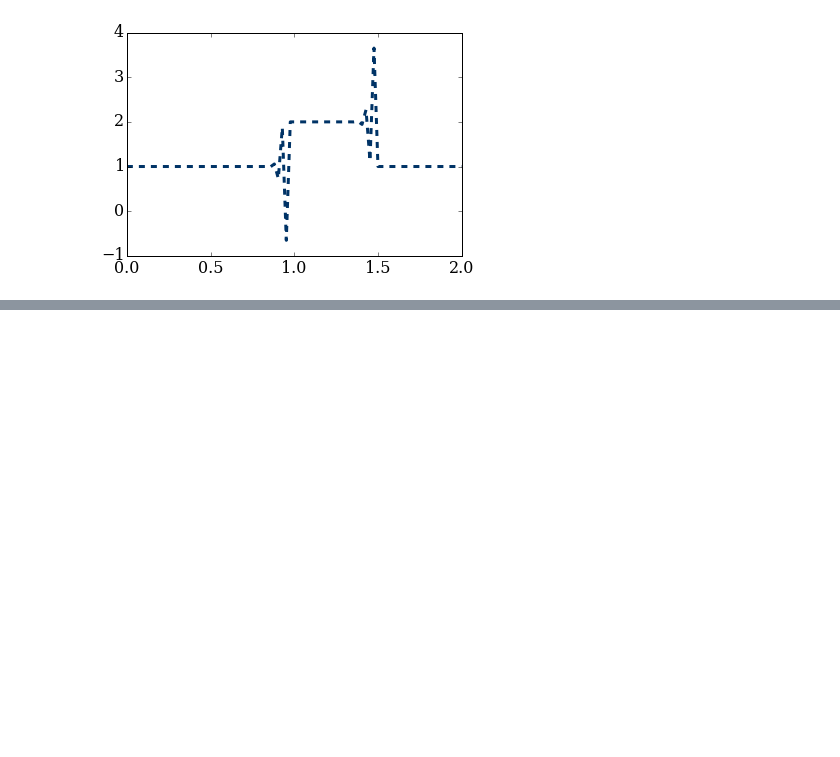
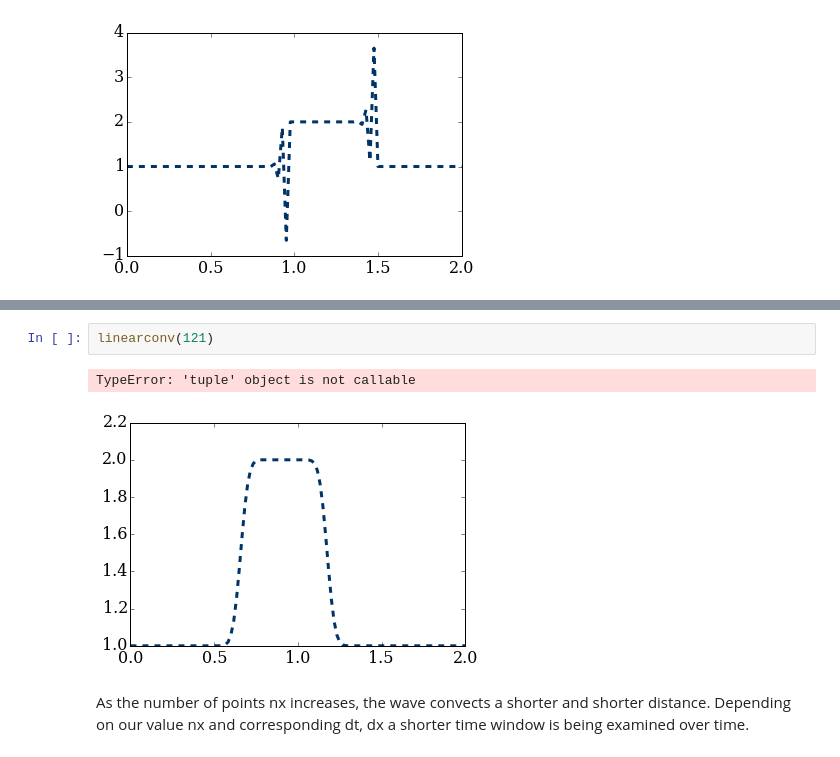
Before and after one commit to cdigangi8/working_dir, a Jupyter notebook: working/Module_2.02.ipynb, the cells around one changed output, grey strips where cells are left out. Saved outputs shown, nothing was run; the diff lists cells and outputs as text; blank space fills up the shorter version.

```diff
--- a/working/Module_2.02.ipynb
+++ b/working/Module_2.02.ipynb
@@ -60,0 +115,7 @@ TypeError: 'tuple' object is not callable
+# %%
+linearconv(121)
+# %% [output]
+TypeError: 'tuple' object is not callable
+[figure, added]
+# %% [markdown]
+As the number of points nx increases, the wave convects a shorter and shorter distance. Depending on our value nx and corresponding dt, dx a shorter time window is being examined over time.
```
Also changed, not shown: parts of 6 cells of this notebook.
